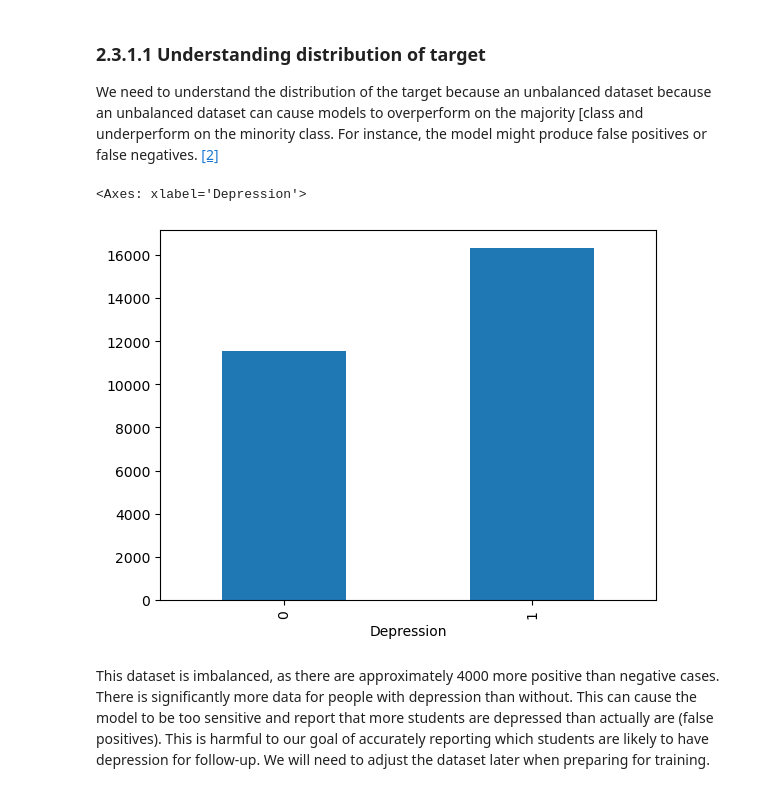
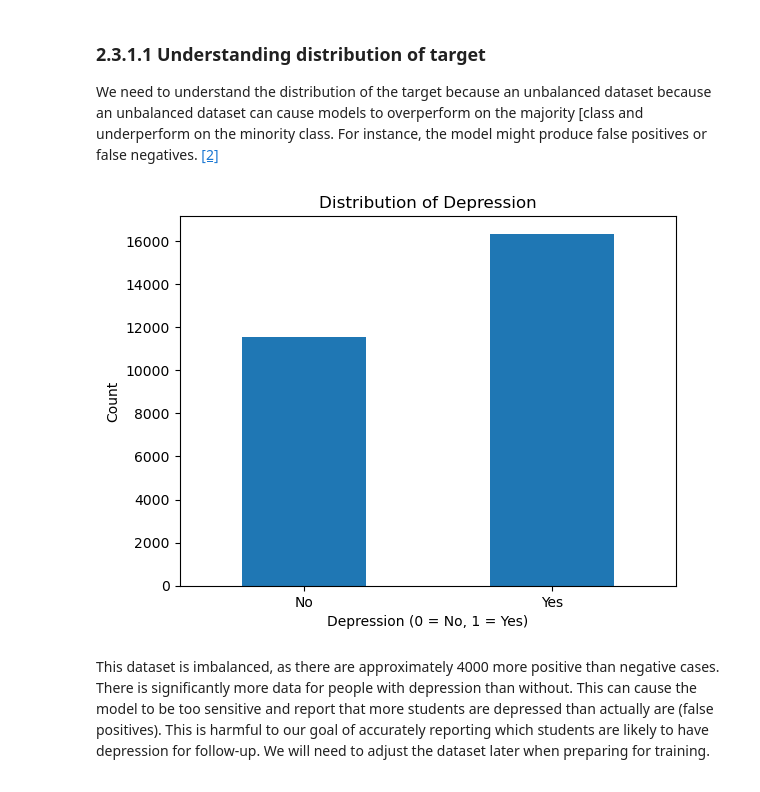
Before and after one commit to EdwinGoh1/mldp-ay2526, a Jupyter notebook: Goh_Yi_Rong_Edwin_2401058I_PC01_MLDP_Program_Codes.ipynb, the cells around one changed output. Drawn from its saved outputs; the diff is of its cells as text; code cells hidden in the pictures.

```diff
--- a/Goh_Yi_Rong_Edwin_2401058I_PC01_MLDP_Program_Codes.ipynb
+++ b/Goh_Yi_Rong_Edwin_2401058I_PC01_MLDP_Program_Codes.ipynb
@@ -147,12 +152,16 @@ We need to understand the distribution of the target because an unbalanced datas
 # %%
 # Understanding distribution of target
 # Depression values are currently 1s and 0s, which are treated as numbers by pandas.
 # We'll take the counts of 0s and 1s for now before we clean the dataset
 
 df["Depression"].value_counts().sort_index().plot(kind="bar")
+plt.title("Distribution of Depression")
+plt.xlabel("Depression (0 = No, 1 = Yes)")
+plt.ylabel("Count")
+plt.xticks(rotation=0, labels=["No", "Yes"], ticks=[0, 1])
+plt.show()
 # %% [output]
-<Axes: xlabel='Depression'>
-[figure, old version]
+[figure, new version]
 # %% [markdown]
 This dataset is imbalanced, as there are approximately 4000 more positive than negative cases. There is significantly more data for people with depression than without. This can cause the model to be too sensitive and report that more students are depressed than actually are (false positives). This is harmful to our goal of accurately reporting which students are likely to have depression for follow-up. We will need to adjust the dataset later when preparing for training.
 # %% [markdown]
```
Also changed, not shown: parts of 17 cells of this notebook.
